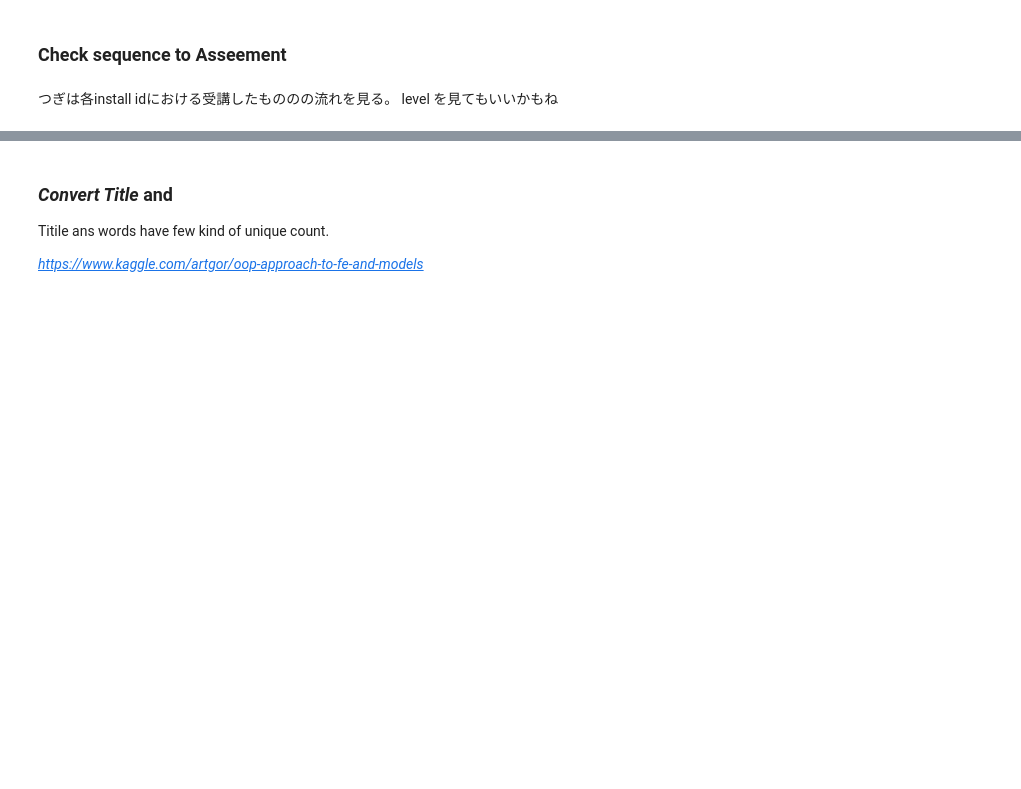
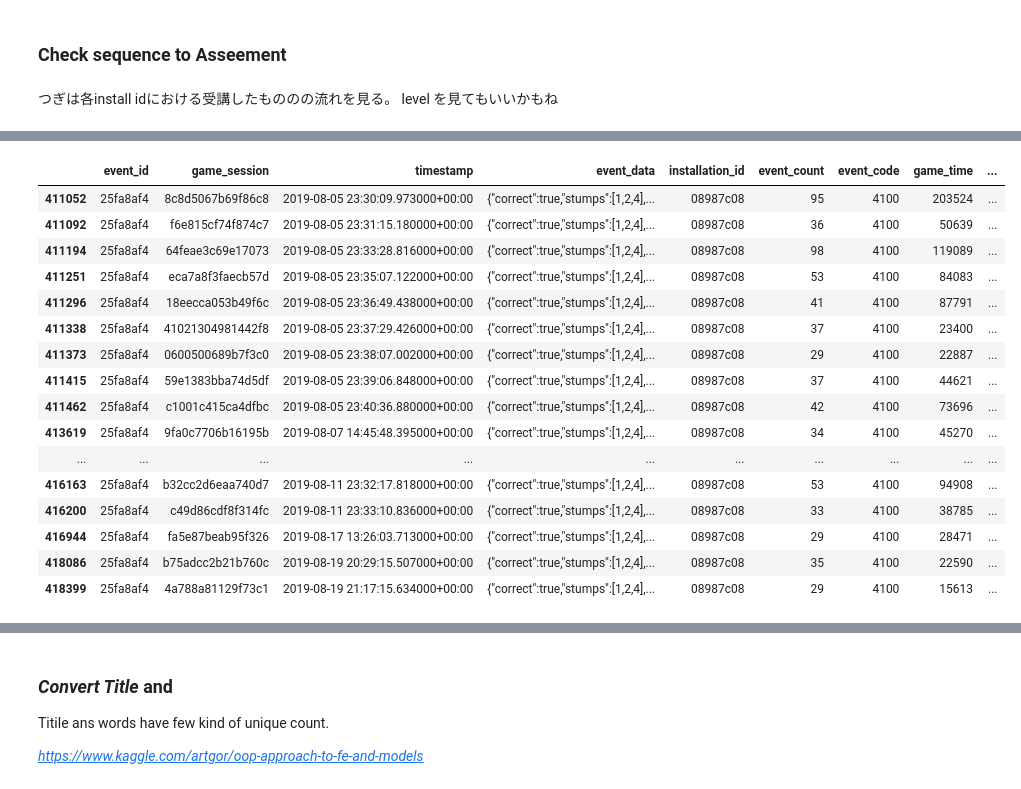
Before and after one commit to tanico-rikudo/TackleKaggle, a Jupyter notebook: PbsKids/analysis/PbsKidsAnalysis.ipynb, the cells around one changed output, grey strips where cells are left out. Drawn from its saved outputs; the diff is of its cells as text; code cells hidden in the pictures; blank space fills up the shorter version.

```diff
--- a/PbsKids/analysis/PbsKidsAnalysis.ipynb
+++ b/PbsKids/analysis/PbsKidsAnalysis.ipynb
@@ -535,0 +768,20 @@ KeyError: 'Column not found: 0'
+# %%
+df_train[(df_train.title=='Mushroom Sorter (Assessment)')&(df_train.installation_id=='08987c08')&(df_train.IsAssessmentCorrect==True)]
+# %% [output]
+|  | event_id | game_session | timestamp | event_data | installation_id | event_count | event_code | game_time | ... |
+| 411052 | 25fa8af4 | 8c8d5067b69f86c8 | 2019-08-05 23:30:09.973000+00:00 | {"correct":true,"stumps":[1,2,4],... | 08987c08 | 95 | 4100 | 203524 | ... |
+| 411092 | 25fa8af4 | f6e815cf74f874c7 | 2019-08-05 23:31:15.180000+00:00 | {"correct":true,"stumps":[1,2,4],... | 08987c08 | 36 | 4100 | 50639 | ... |
+| 411194 | 25fa8af4 | 64feae3c69e17073 | 2019-08-05 23:33:28.816000+00:00 | {"correct":true,"stumps":[1,2,4],... | 08987c08 | 98 | 4100 | 119089 | ... |
+| 411251 | 25fa8af4 | eca7a8f3faecb57d | 2019-08-05 23:35:07.122000+00:00 | {"correct":true,"stumps":[1,2,4],... | 08987c08 | 53 | 4100 | 84083 | ... |
+| 411296 | 25fa8af4 | 18eecca053b49f6c | 2019-08-05 23:36:49.438000+00:00 | {"correct":true,"stumps":[1,2,4],... | 08987c08 | 41 | 4100 | 87791 | ... |
+| 411338 | 25fa8af4 | 41021304981442f8 | 2019-08-05 23:37:29.426000+00:00 | {"correct":true,"stumps":[1,2,4],... | 08987c08 | 37 | 4100 | 23400 | ... |
+| 411373 | 25fa8af4 | 0600500689b7f3c0 | 2019-08-05 23:38:07.002000+00:00 | {"correct":true,"stumps":[1,2,4],... | 08987c08 | 29 | 4100 | 22887 | ... |
+| 411415 | 25fa8af4 | 59e1383bba74d5df | 2019-08-05 23:39:06.848000+00:00 | {"correct":true,"stumps":[1,2,4],... | 08987c08 | 37 | 4100 | 44621 | ... |
+| 411462 | 25fa8af4 | c1001c415ca4dfbc | 2019-08-05 23:40:36.880000+00:00 | {"correct":true,"stumps":[1,2,4],... | 08987c08 | 42 | 4100 | 73696 | ... |
+| 413619 | 25fa8af4 | 9fa0c7706b16195b | 2019-08-07 14:45:48.395000+00:00 | {"correct":true,"stumps":[1,2,4],... | 08987c08 | 34 | 4100 | 45270 | ... |
+| ... | ... | ... | ... | ... | ... | ... | ... | ... | ... |
+| 416163 | 25fa8af4 | b32cc2d6eaa740d7 | 2019-08-11 23:32:17.818000+00:00 | {"correct":true,"stumps":[1,2,4],... | 08987c08 | 53 | 4100 | 94908 | ... |
+| 416200 | 25fa8af4 | c49d86cdf8f314fc | 2019-08-11 23:33:10.836000+00:00 | {"correct":true,"stumps":[1,2,4],... | 08987c08 | 33 | 4100 | 38785 | ... |
+| 416944 | 25fa8af4 | fa5e87beab95f326 | 2019-08-17 13:26:03.713000+00:00 | {"correct":true,"stumps":[1,2,4],... | 08987c08 | 29 | 4100 | 28471 | ... |
+| 418086 | 25fa8af4 | b75adcc2b21b760c | 2019-08-19 20:29:15.507000+00:00 | {"correct":true,"stumps":[1,2,4],... | 08987c08 | 35 | 4100 | 22590 | ... |
+| 418399 | 25fa8af4 | 4a788a81129f73c1 | 2019-08-19 21:17:15.634000+00:00 | {"correct":true,"stumps":[1,2,4],... | 08987c08 | 29 | 4100 | 15613 | ... |
```
Also changed, not shown: parts of 36 cells of this notebook.
